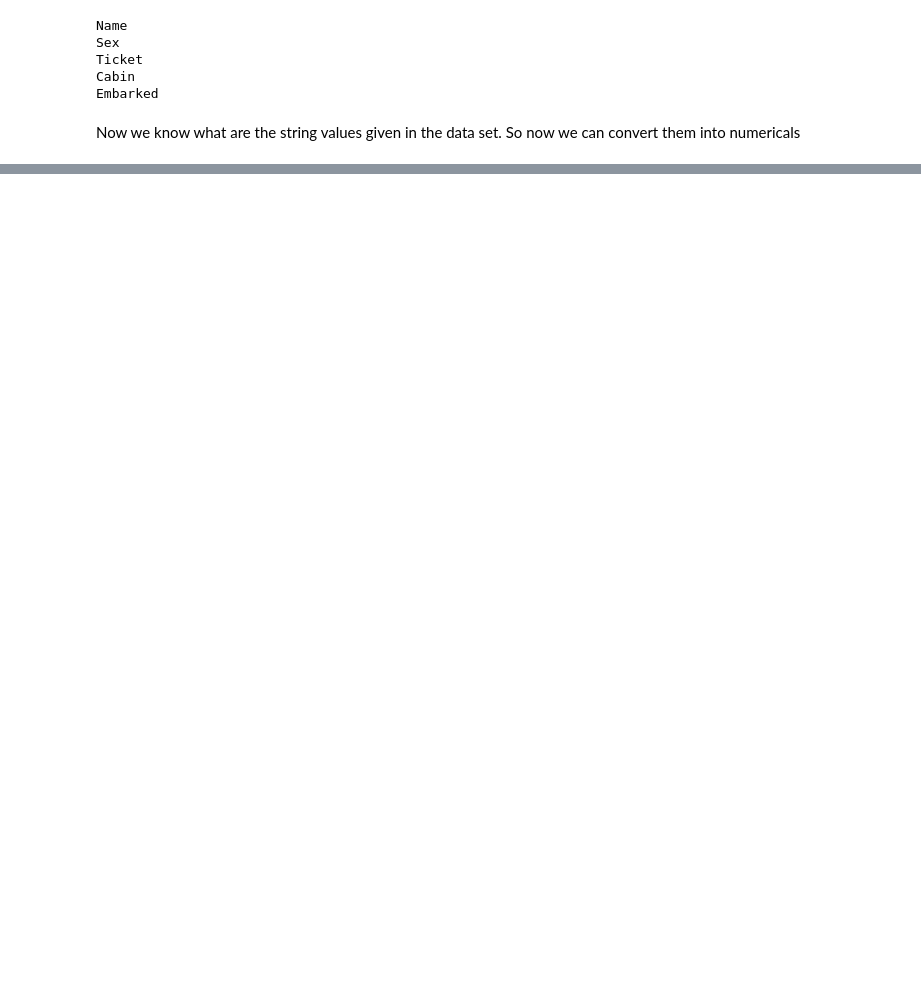
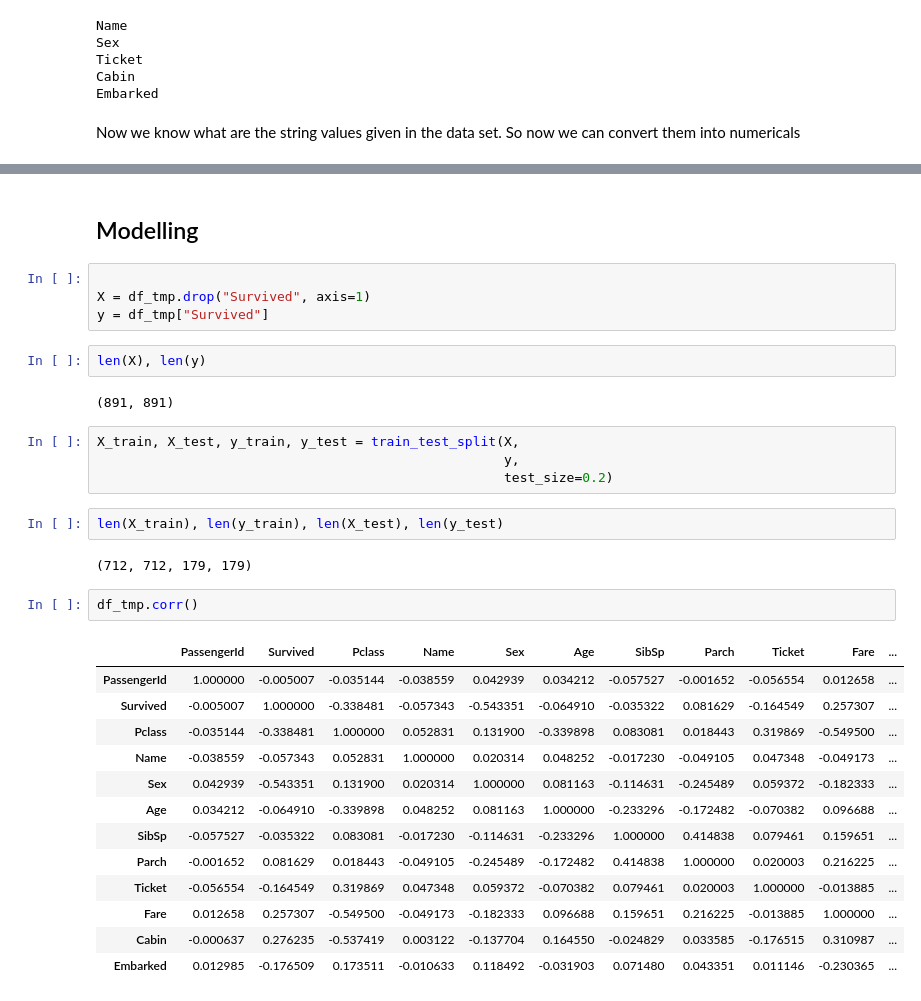
Before and after one commit to Rohithv07/ml, a Jupyter notebook: Titanic.ipynb, the cells around one changed output, grey strips where cells are left out. Cells and saved outputs as stored; diff of their text form; blank space fills up the shorter version.

```diff
--- a/Titanic.ipynb
+++ b/Titanic.ipynb
@@ -231,0 +404,34 @@ for label, content in df.items():
+# %% [markdown]
+## Modelling
+# %%
+
+X = df_tmp.drop("Survived", axis=1)
+y = df_tmp["Survived"]
+# %%
+len(X), len(y)
+# %% [output]
+(891, 891)
+# %%
+X_train, X_test, y_train, y_test = train_test_split(X,
+                                                    y,
+                                                    test_size=0.2)
+# %%
+len(X_train), len(y_train), len(X_test), len(y_test)
+# %% [output]
+(712, 712, 179, 179)
+# %%
+df_tmp.corr()
+# %% [output]
+|  | PassengerId | Survived | Pclass | Name | Sex | Age | SibSp | Parch | Ticket | Fare | ... |
+| PassengerId | 1.000000 | -0.005007 | -0.035144 | -0.038559 | 0.042939 | 0.034212 | -0.057527 | -0.001652 | -0.056554 | 0.012658 | ... |
+| Survived | -0.005007 | 1.000000 | -0.338481 | -0.057343 | -0.543351 | -0.064910 | -0.035322 | 0.081629 | -0.164549 | 0.257307 | ... |
+| Pclass | -0.035144 | -0.338481 | 1.000000 | 0.052831 | 0.131900 | -0.339898 | 0.083081 | 0.018443 | 0.319869 | -0.549500 | ... |
+| Name | -0.038559 | -0.057343 | 0.052831 | 1.000000 | 0.020314 | 0.048252 | -0.017230 | -0.049105 | 0.047348 | -0.049173 | ... |
+| Sex | 0.042939 | -0.543351 | 0.131900 | 0.020314 | 1.000000 | 0.081163 | -0.114631 | -0.245489 | 0.059372 | -0.182333 | ... |
+| Age | 0.034212 | -0.064910 | -0.339898 | 0.048252 | 0.081163 | 1.000000 | -0.233296 | -0.172482 | -0.070382 | 0.096688 | ... |
+| SibSp | -0.057527 | -0.035322 | 0.083081 | -0.017230 | -0.114631 | -0.233296 | 1.000000 | 0.414838 | 0.079461 | 0.159651 | ... |
+| Parch | -0.001652 | 0.081629 | 0.018443 | -0.049105 | -0.245489 | -0.172482 | 0.414838 | 1.000000 | 0.020003 | 0.216225 | ... |
+| Ticket | -0.056554 | -0.164549 | 0.319869 | 0.047348 | 0.059372 | -0.070382 | 0.079461 | 0.020003 | 1.000000 | -0.013885 | ... |
+| Fare | 0.012658 | 0.257307 | -0.549500 | -0.049173 | -0.182333 | 0.096688 | 0.159651 | 0.216225 | -0.013885 | 1.000000 | ... |
+| Cabin | -0.000637 | 0.276235 | -0.537419 | 0.003122 | -0.137704 | 0.164550 | -0.024829 | 0.033585 | -0.176515 | 0.310987 | ... |
+| Embarked | 0.012985 | -0.176509 | 0.173511 | -0.010633 | 0.118492 | -0.031903 | 0.071480 | 0.043351 | 0.011146 | -0.230365 | ... |
```
Also changed, not shown: parts of 58 cells of this notebook.
